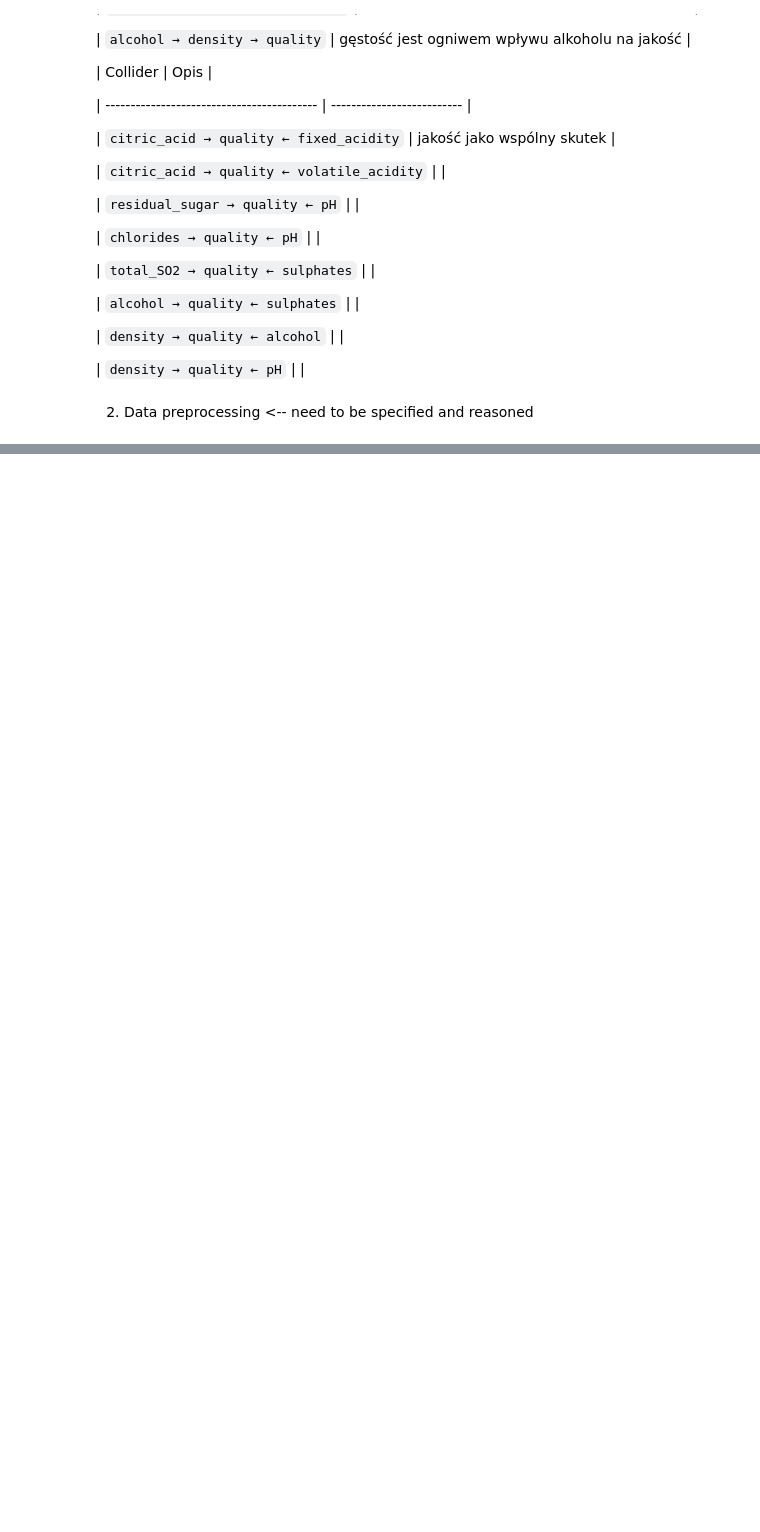
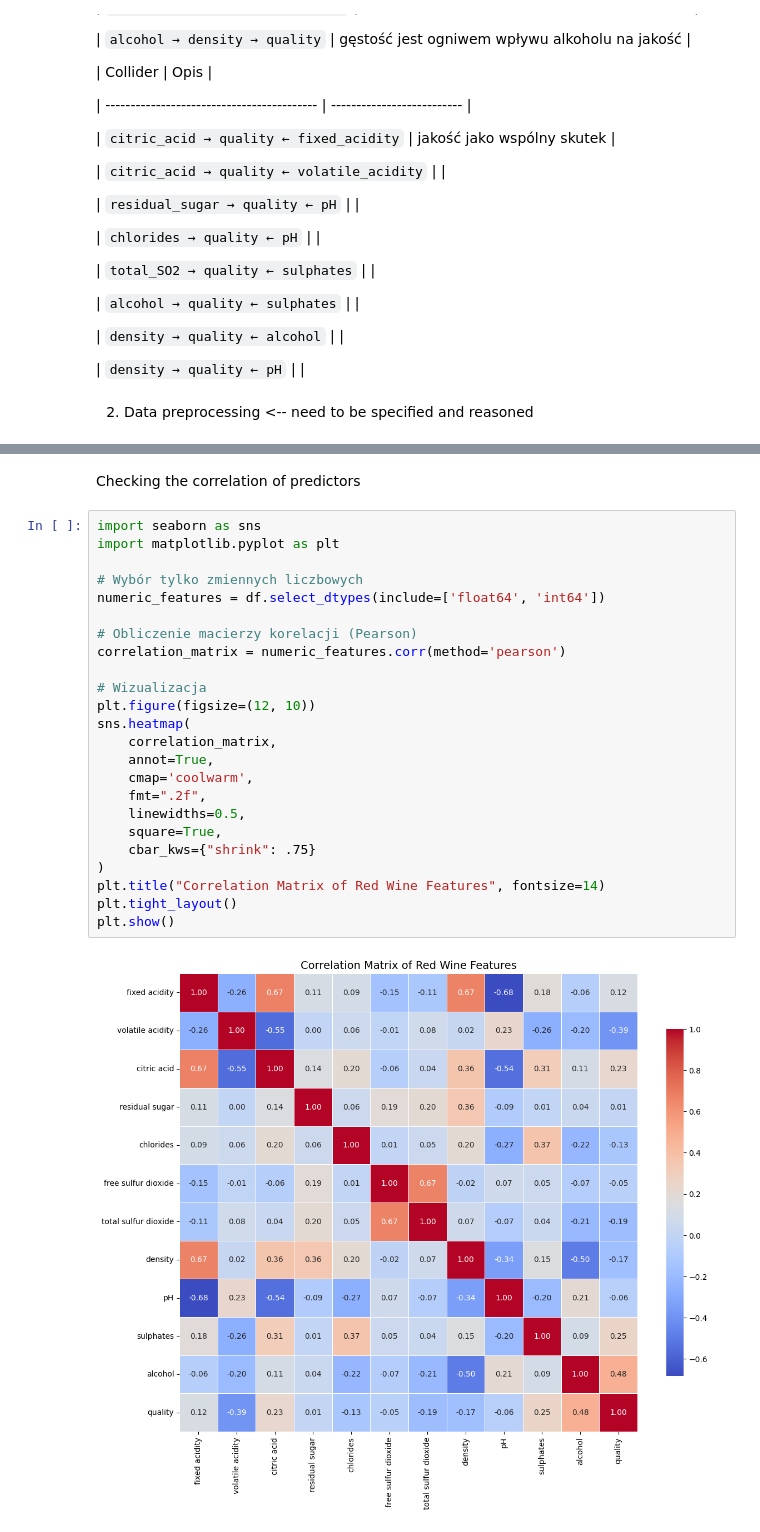
Before and after one commit to zacky111/Data_analytics, a Jupyter notebook: main.ipynb, the cells around one changed output, grey strips where cells are left out. Cells and saved outputs as stored; diff of their text form; blank space fills up the shorter version.

```diff
--- a/main.ipynb
+++ b/main.ipynb
@@ -135,0 +200,28 @@ plt.show()
+# %% [markdown]
+Checking the correlation of predictors
+# %%
+import seaborn as sns
+import matplotlib.pyplot as plt
+
+# Wybór tylko zmiennych liczbowych
+numeric_features = df.select_dtypes(include=['float64', 'int64'])
+
+# Obliczenie macierzy korelacji (Pearson)
+correlation_matrix = numeric_features.corr(method='pearson')
+
+# Wizualizacja
+plt.figure(figsize=(12, 10))
+sns.heatmap(
+    correlation_matrix,
+    annot=True,
+    cmap='coolwarm',
+    fmt=".2f",
+    linewidths=0.5,
+    square=True,
+    cbar_kws={"shrink": .75}
+)
+plt.title("Correlation Matrix of Red Wine Features", fontsize=14)
+plt.tight_layout()
+plt.show()
+# %% [output]
+[figure, added]
```
Also changed, not shown: parts of 26 cells of this notebook, 7 other files.
